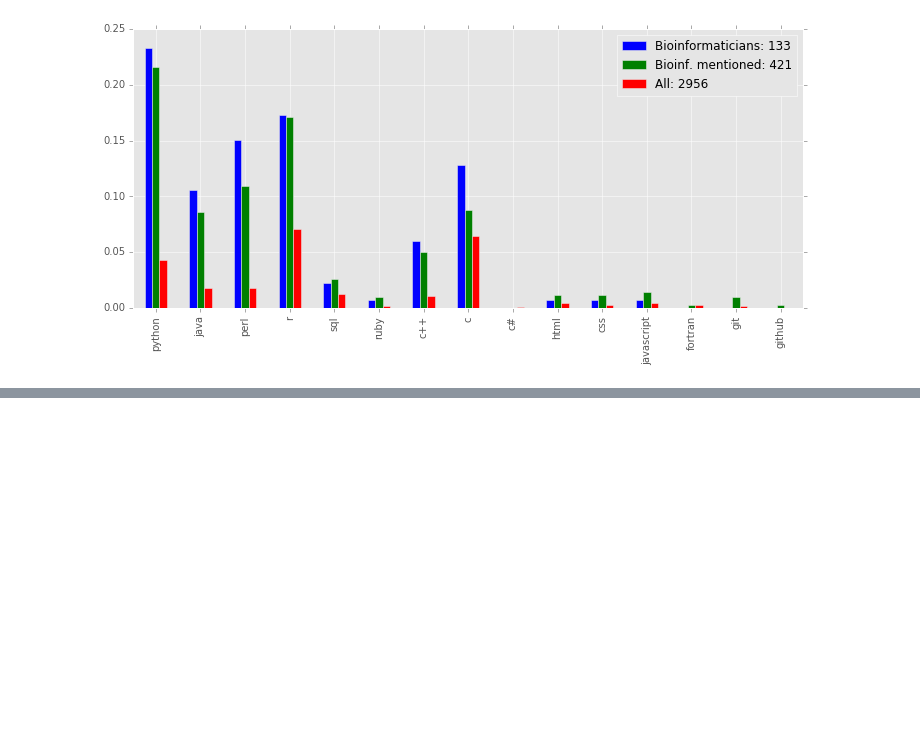
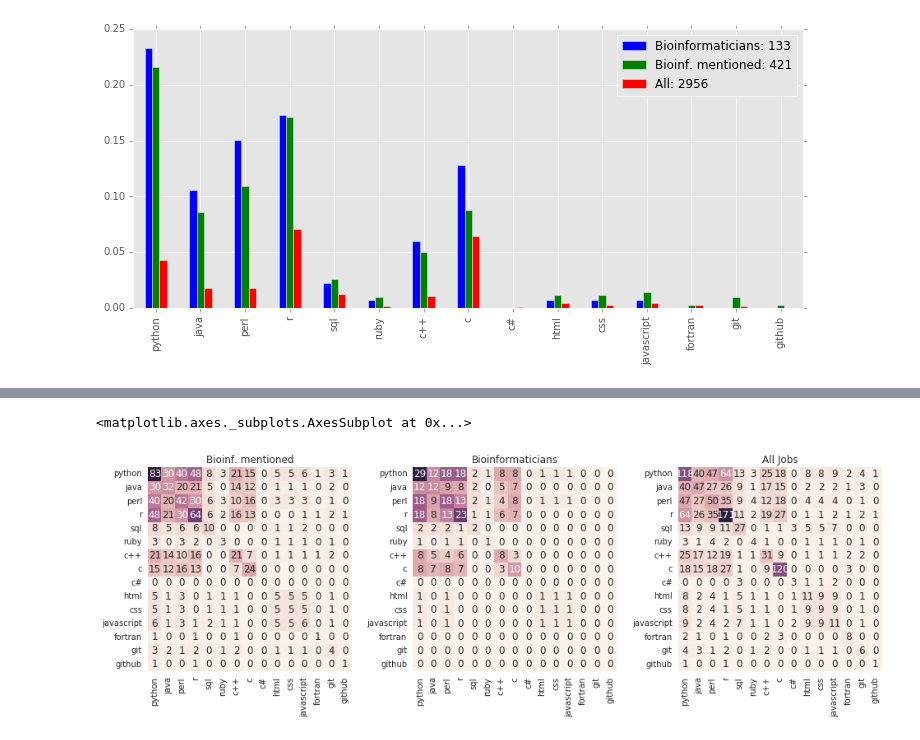
Before and after one commit to Cojabi/nat_sci_job, a Jupyter notebook: Evaluation of Scientific Job Adds.ipynb, the cells around one changed output, grey strips where cells are left out. Cells and saved outputs as stored; diff of their text form; code cells hidden in the pictures; blank space fills up the shorter version.

```diff
--- a/Evaluation of Scientific Job Adds.ipynb
+++ b/Evaluation of Scientific Job Adds.ipynb
@@ -291,0 +268,42 @@ sns.heatmap(lang_corr_a, ax = ax3, vmin = 0, square=True,
+# %%
+import pandas as pd
+def count_co_occurrenc(data):
+    co_occur = pd.DataFrame(index=languages, columns=languages)
+    for lang1 in languages:
+        for lang2 in languages:
+            count = len(data[(data[lang1] > 0) & (data[lang2] > 0)])
+            co_occur.set_value(lang1, lang2, count)
+
+    co_occur = co_occur[co_occur.columns].astype(int)
+    return co_occur
+# %%
+import seaborn as sns
+import matplotlib.gridspec as gridspec
+
+# Compute the correlation between all languages
+count_m = count_co_occurrenc(mentioned_bioinf)
+count_b = count_co_occurrenc(bioinf)
+count_a = count_co_occurrenc(all_jobs)
+
+# Set up the matplotlib figure
+gs = gridspec.GridSpec(1, 3,)
+ax1 = plt.subplot(gs[0, 0])
+ax2 = plt.subplot(gs[0, 1])
+ax3 = plt.subplot(gs[0, 2])
+
+plt.subplots_adjust(wspace=0.3)
+f = plt.gcf()
+f.set_size_inches(16, 9)
+
+# Draw the heatmap using seaborn
+ax1.set_title('Bioinf. mentioned')
+sns.heatmap(count_m, ax = ax1, vmin = 0, cbar = False, square=True, annot=True, fmt="d")
+
+ax2.set_title('Bioinformaticians')
+sns.heatmap(count_b, ax = ax2, vmin = 0, cbar = False, square=True, annot=True, fmt="d")
+
+ax3.set_title('All Jobs')
+sns.heatmap(count_a, ax = ax3, vmin = 0, cbar = False, square=True, annot=True, fmt="d")
+# %% [output]
+<matplotlib.axes._subplots.AxesSubplot at 0x...>
+[figure, added]
```
Also changed, not shown: parts of 18 cells of this notebook.
